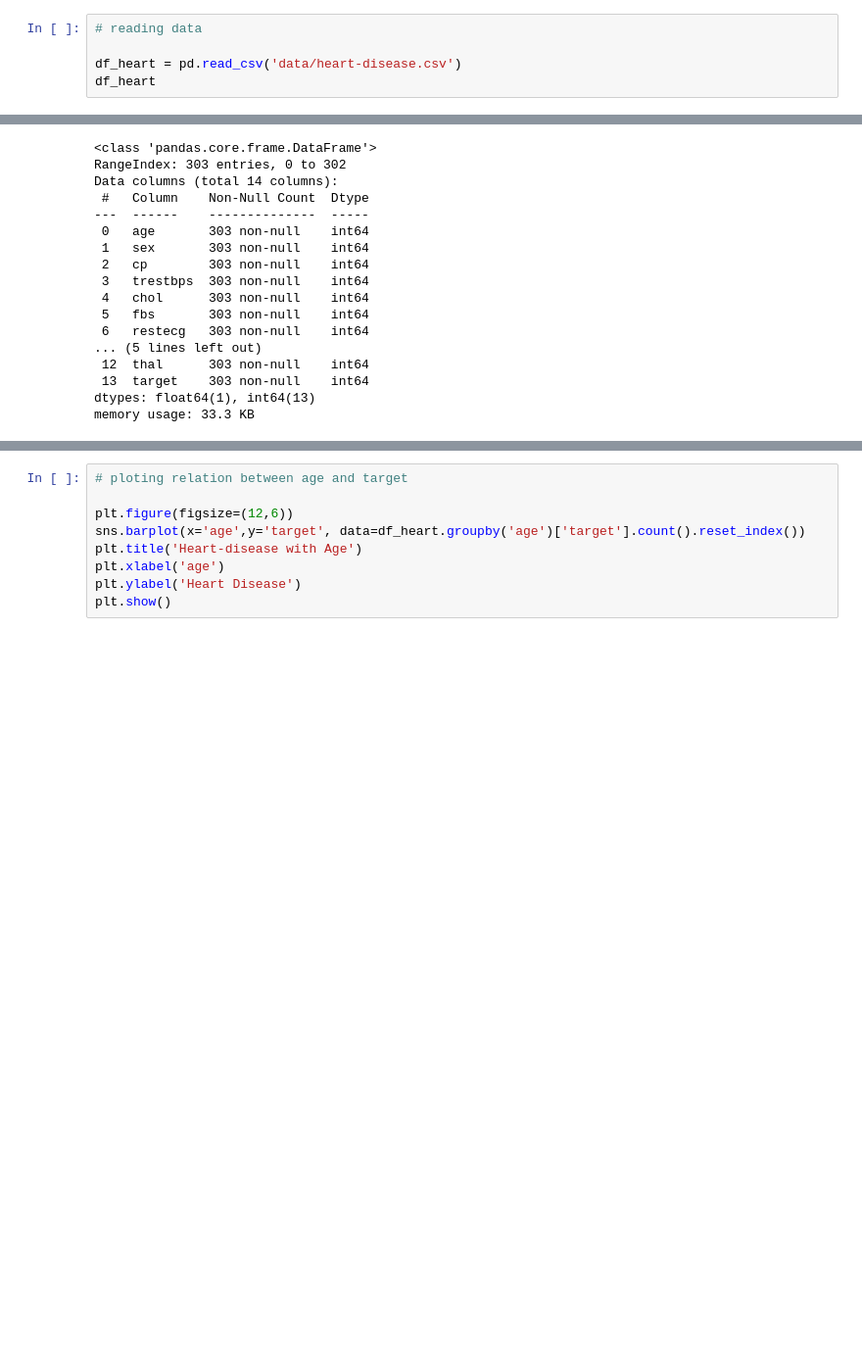
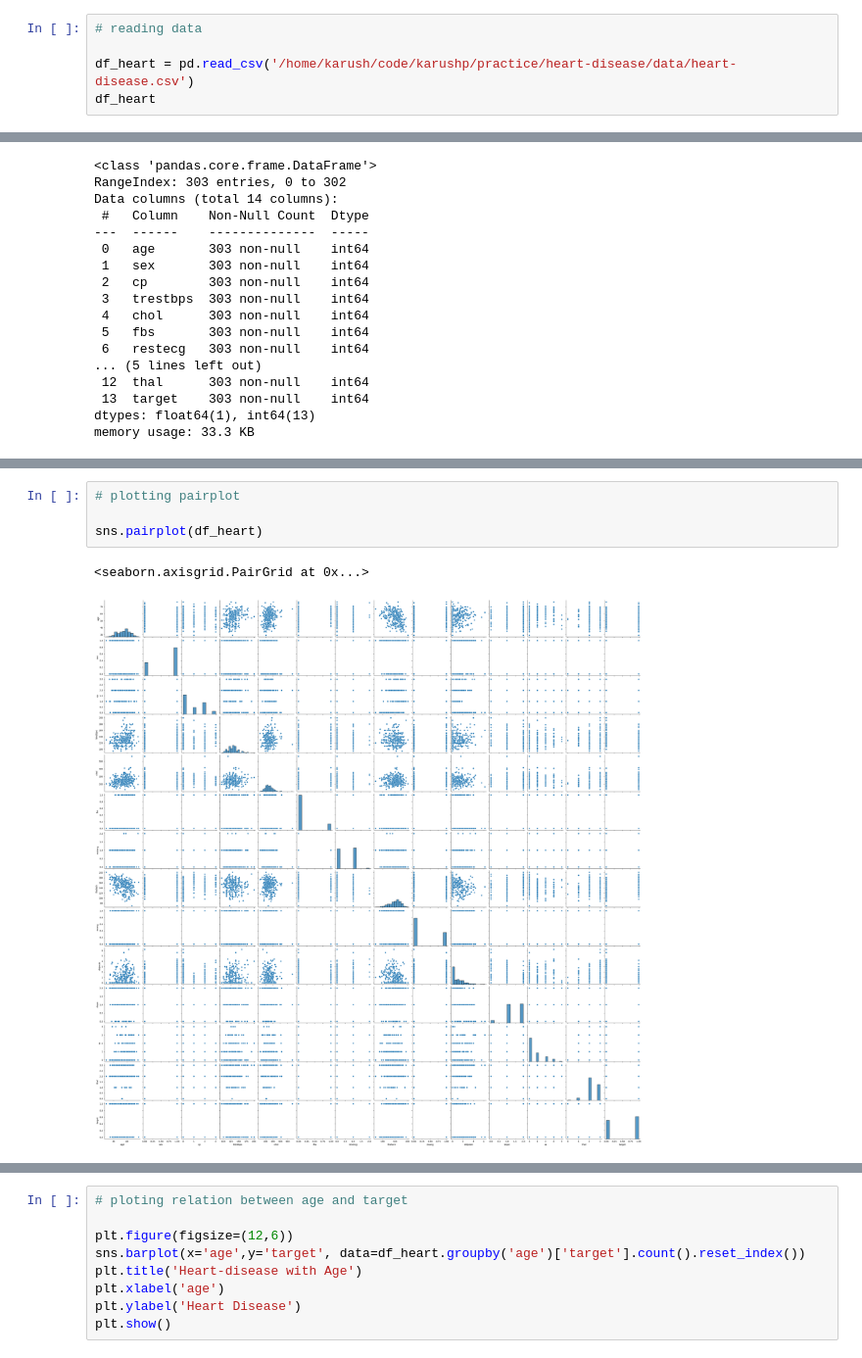
Before and after one commit to karushp/heart-disease-predict, a Jupyter notebook: notebook/heart-disease.ipynb, the cells around one changed output, grey strips where cells are left out. Shown at 98% size. Cells and saved outputs as stored; diff of their text form; blank space fills up the shorter version.

```diff
--- a/notebook/heart-disease.ipynb
+++ b/notebook/heart-disease.ipynb
@@ -8,7 +8,7 @@ import seaborn as sns
 # %%
 # reading data
 
-df_heart = pd.read_csv('data/heart-disease.csv')
+df_heart = pd.read_csv('/home/karush/code/karushp/practice/heart-disease/data/heart-disease.csv')
 df_heart
 # %% [output]
 |  | age | sex | cp | trestbps | chol | fbs | restecg | thalach | exang | oldpeak | slope | ... |
@@ -77,6 +75,13 @@ df_heart.corr()
 | ca | 0.276326 | 0.118261 | -0.181053 | 0.101389 | 0.070511 | 0.137979 | -0.072042 | -0.213177 | 0.115739 | 0.222682 | -0.080155 | ... |
 | thal | 0.068001 | 0.210041 | -0.161736 | 0.062210 | 0.098803 | -0.032019 | -0.011981 | -0.096439 | 0.206754 | 0.210244 | -0.104764 | ... |
 | target | -0.225439 | -0.280937 | 0.433798 | -0.144931 | -0.085239 | -0.028046 | 0.137230 | 0.421741 | -0.436757 | -0.430696 | 0.345877 | ... |
+# %%
+# plotting pairplot
+
+sns.pairplot(df_heart)
+# %% [output]
+<seaborn.axisgrid.PairGrid at 0x...>
+[figure, added]
 # %%
 # plotting age and target relation
 
```
Also changed, not shown: parts of 4 cells of this notebook, 1 other file.
